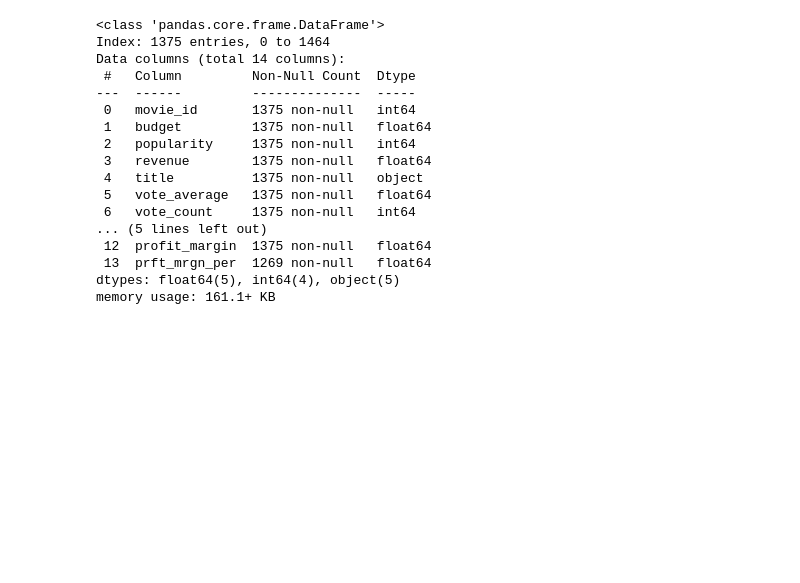
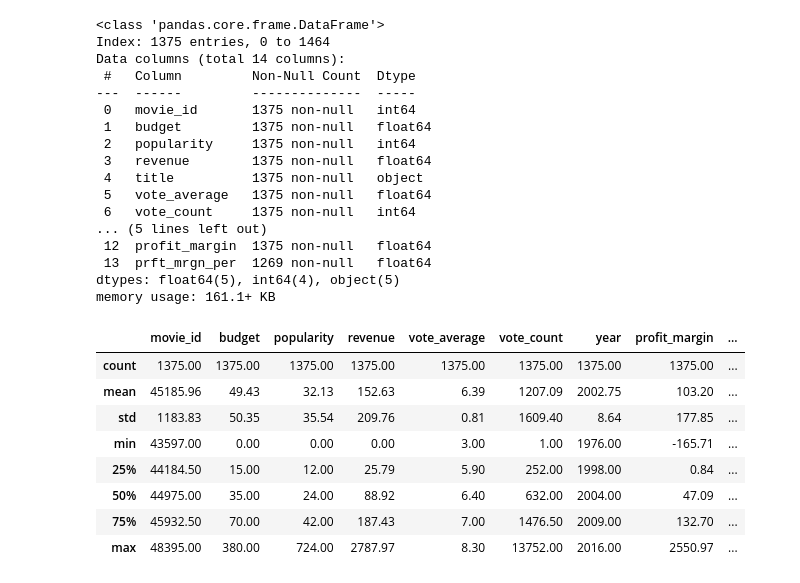
Before and after one commit to mjshubham21/Python_DA, a Jupyter notebook: Json Classes/data/pandas2.ipynb, the cells around one changed output. Cells and saved outputs as stored; diff of their text form; code cells hidden in the pictures; blank space fills up the shorter version.

```diff
--- a/Json Classes/data/pandas2.ipynb
+++ b/Json Classes/data/pandas2.ipynb
@@ -240,3 +240,16 @@ Data columns (total 14 columns):
  13  prft_mrgn_per  1269 non-null   float64
 dtypes: float64(5), int64(4), object(5)
 memory usage: 161.1+ KB
+# %%
+# 28-07-25, Monday;
+df.describe().round(2)
+# %% [output]
+|  | movie_id | budget | popularity | revenue | vote_average | vote_count | year | profit_margin | ... |
+| count | 1375.00 | 1375.00 | 1375.00 | 1375.00 | 1375.00 | 1375.00 | 1375.00 | 1375.00 | ... |
+| mean | 45185.96 | 49.43 | 32.13 | 152.63 | 6.39 | 1207.09 | 2002.75 | 103.20 | ... |
+| std | 1183.83 | 50.35 | 35.54 | 209.76 | 0.81 | 1609.40 | 8.64 | 177.85 | ... |
+| min | 43597.00 | 0.00 | 0.00 | 0.00 | 3.00 | 1.00 | 1976.00 | -165.71 | ... |
+| 25% | 44184.50 | 15.00 | 12.00 | 25.79 | 5.90 | 252.00 | 1998.00 | 0.84 | ... |
+| 50% | 44975.00 | 35.00 | 24.00 | 88.92 | 6.40 | 632.00 | 2004.00 | 47.09 | ... |
+| 75% | 45932.50 | 70.00 | 42.00 | 187.43 | 7.00 | 1476.50 | 2009.00 | 132.70 | ... |
+| max | 48395.00 | 380.00 | 724.00 | 2787.97 | 8.30 | 13752.00 | 2016.00 | 2550.97 | ... |
```
Also changed, not shown: parts of 16 cells of this notebook.
